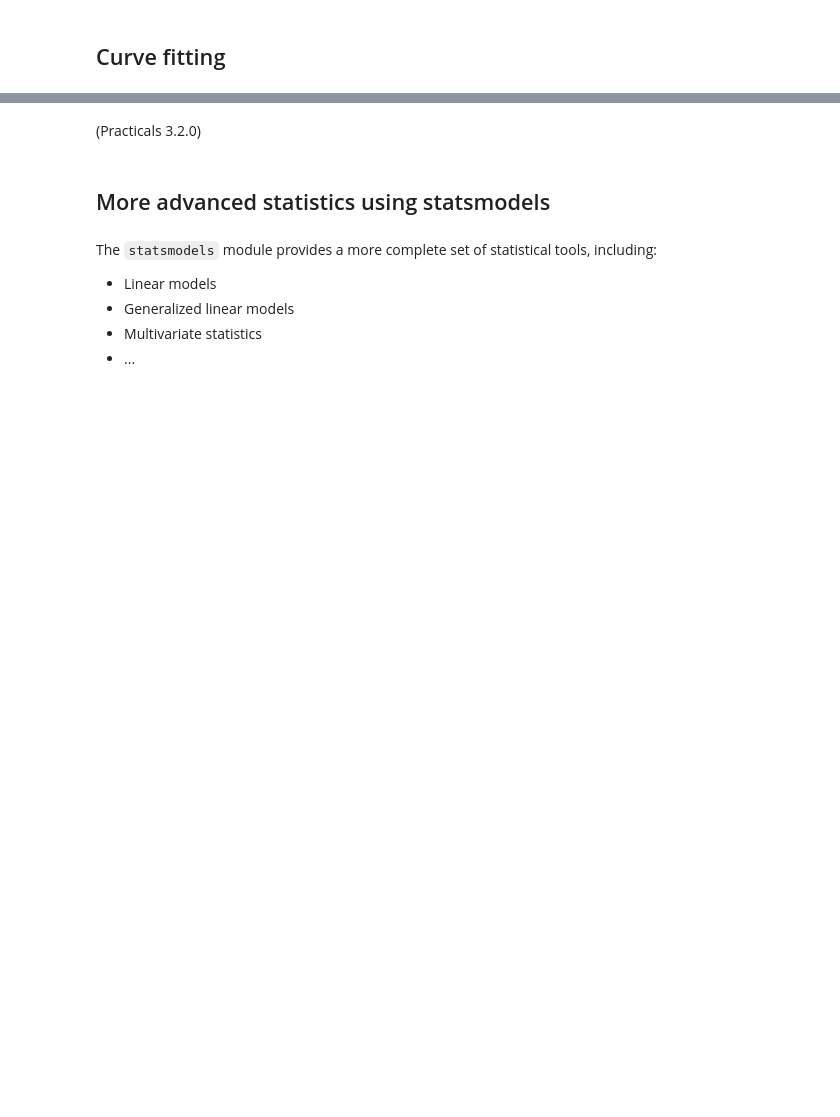
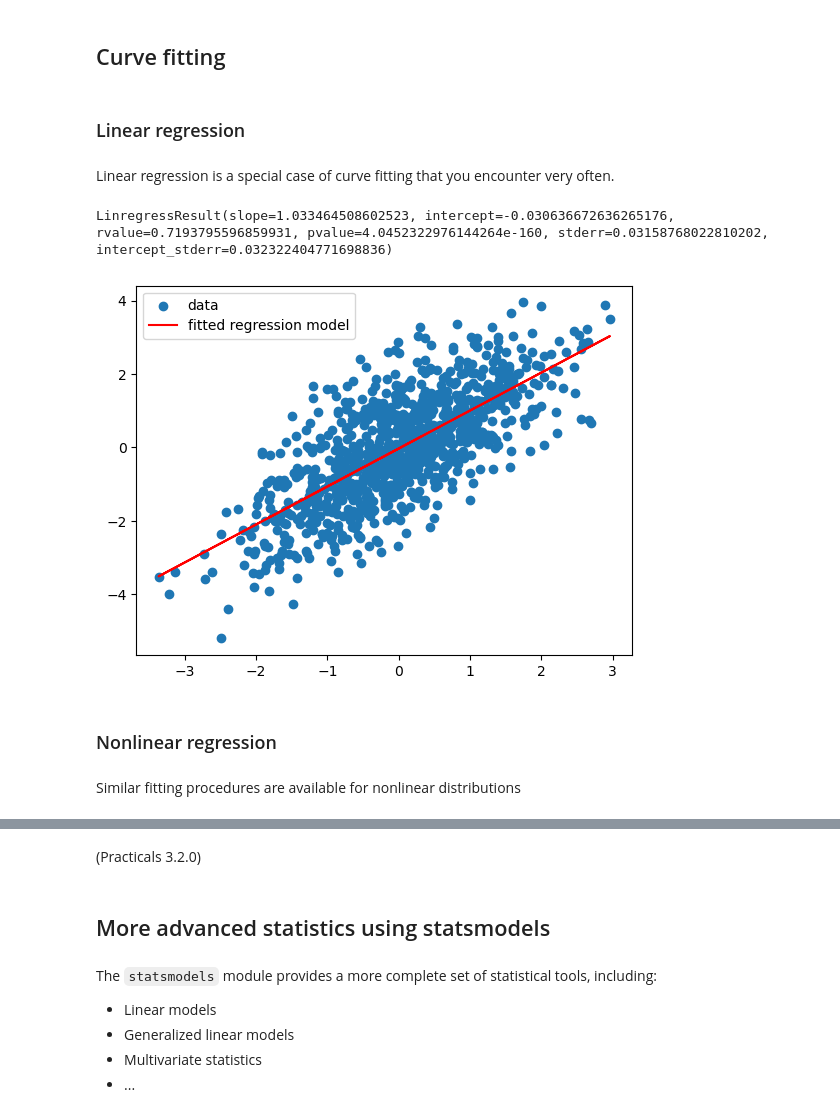
Before and after one commit to vigji/python-cimec-2024, a Jupyter notebook: lectures/Lecture3.1_Statistics-Machine-learning.ipynb, the cells around one changed output, grey strips where cells are left out. Saved outputs shown, nothing was run; the diff lists cells and outputs as text; code cells hidden in the pictures; blank space fills up the shorter version.

Commit message:
stylistic edits, added linreg

```diff
--- a/lectures/Lecture3.1_Statistics-Machine-learning.ipynb
+++ b/lectures/Lecture3.1_Statistics-Machine-learning.ipynb
@@ -147,5 +147,25 @@ PearsonRResult(statistic=0.7273542704293603, pvalue=2.276213597443335e-165)
 # %% [markdown]
 ## Curve fitting
+# %% [markdown]
+### Linear regression
+# %% [markdown]
+Linear regression is a special case of curve fitting that you encounter very often.
+# %%
+from scipy.stats import linregress
+
+fitted_model = linregress(x=data, y=data2)
+print(fitted_model)
+plt.scatter(data, data2, label='data')
+plt.plot(data, fitted_model.intercept + fitted_model.slope*data, color='r', label='fitted regression model')
+plt.legend()
+plt.show()
+# %% [output]
+LinregressResult(slope=1.033464508602523, intercept=-0.030636672636265176, rvalue=0.7193795596859931, pvalue=4.0452322976144264e-160, stderr=0.03158768022810202, intercept_stderr=0.032322404771698836)
+[figure, added]
+# %% [markdown]
+### Nonlinear regression
+# %% [markdown]
+Similar fitting procedures are available for nonlinear distributions
 # %%
 import numpy as np
 import matplotlib.pyplot as plt
```
Also changed, not shown: parts of 29 cells of this notebook.
